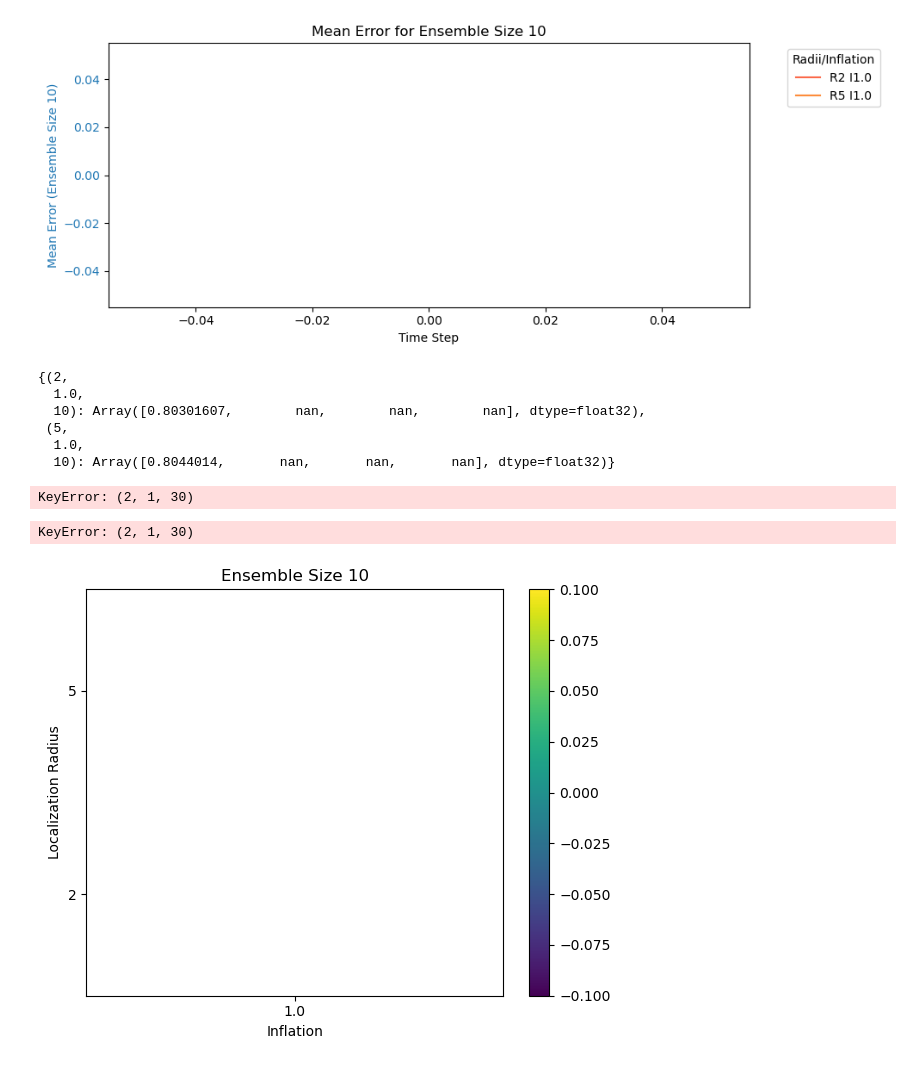
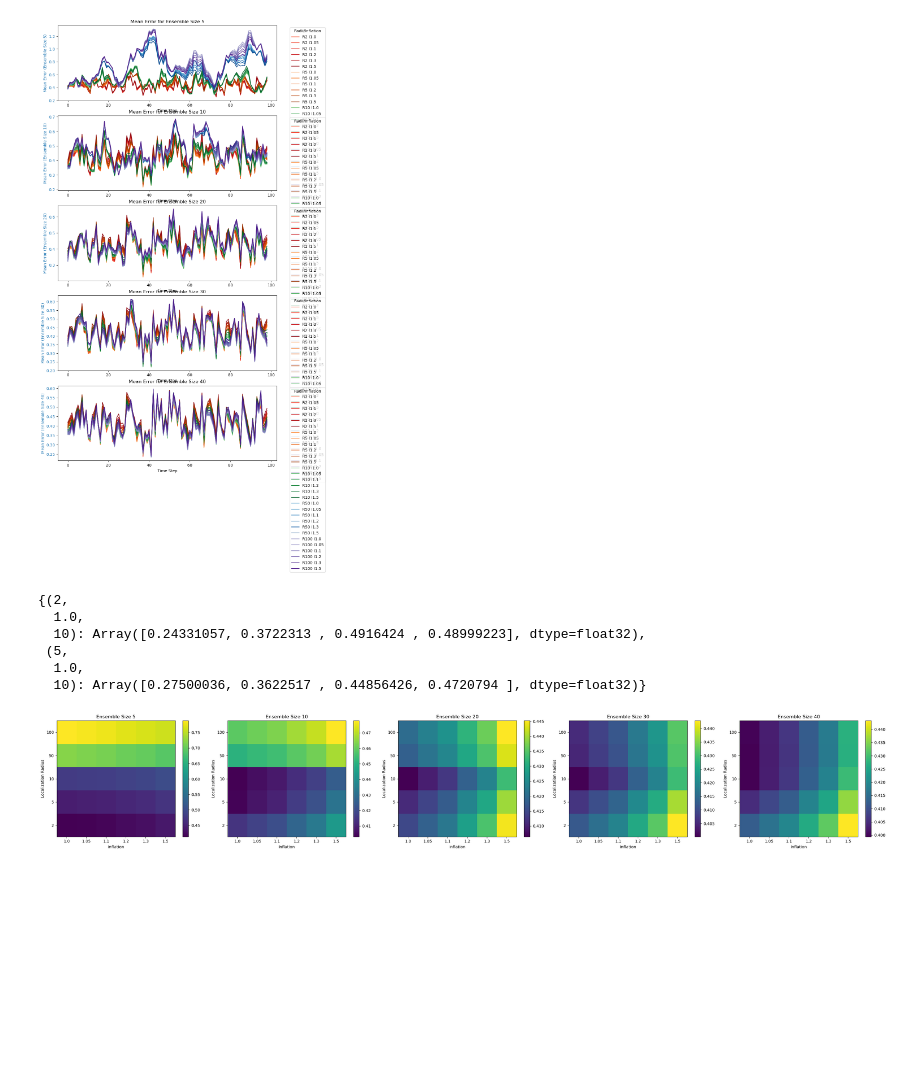
Before and after one commit to enochcluk/variational_filtering, a Jupyter notebook: visualize_results.ipynb, the cells around one changed output. Drawn from its saved outputs; the diff is of its cells as text; code cells hidden in the pictures; blank space fills up the shorter version.

```diff
--- a/visualize_results.ipynb
+++ b/visualize_results.ipynb
@@ -46,9 +46,9 @@ ensemble_sizes = parameters['ensemble_sizes']
 num_trials = parameters['num_trials']
 
 
-mean_std_errors = {(radius, inflation, n_ensemble): np.mean(np.vstack(std_errors[(radius, inflation, n_ensemble)]), axis=0)
+mean_std_errors = {(radius, inflation, n_ensemble): jnp.mean(jnp.vstack(std_errors[(radius, inflation, n_ensemble)]), axis=0)
                    for radius in radii for inflation in inflations for n_ensemble in ensemble_sizes}
-mean_errors = {(radius, inflation, n_ensemble): np.mean(np.vstack(errors[(radius, inflation, n_ensemble)]), axis=0)
+mean_errors = {(radius, inflation, n_ensemble): jnp.mean(jnp.vstack(errors[(radius, inflation, n_ensemble)]), axis=0)
                for radius in radii for inflation in inflations for n_ensemble in ensemble_sizes}
 
 
@@ -116,23 +116,13 @@ for ax, n_ensemble in zip(ax_iter, ensemble_sizes):
 plt.tight_layout()
 #plt.show()
 # %% [output]
-[figure, old version]
+[figure, new version]
 # %%
 mean_errors
 # %% [output]
 {(2,
   1.0,
-  10): Array([0.80301607,        nan,        nan,        nan], dtype=float32),
+  10): Array([0.24331057, 0.3722313 , 0.4916424 , 0.48999223], dtype=float32),
  (5,
   1.0,
-  10): Array([0.8044014,       nan,       nan,       nan], dtype=float32)}
+  10): Array([0.27500036, 0.3622517 , 0.44856426, 0.4720794 ], dtype=float32)}
-# %%
-observation_times = np.arange(5, num_steps, observation_interval)
-
-np.mean(mean_std_errors[(2,1,30)][observation_times])
-# %% [output]
-KeyError: (2, 1, 30)
-# %%
-mean_std_errors[(2,1,30)]
-# %% [output]
-KeyError: (2, 1, 30)
@@ -139,37 +131,37 @@ KeyError: (2, 1, 30)
 # %%
 
-total_errors = {(radius, inflation, n_ensemble): np.mean(mean_errors[(radius, inflation, n_ensemble)][observation_times]) for radius in radii for inflation in inflations for n_ensemble in ensemble_sizes}
+total_errors = {(radius, inflation, n_ensemble): jnp.mean(mean_errors[(radius, inflation, n_ensemble)]) for radius in radii for inflation in inflations for n_ensemble in ensemble_sizes}
 
 num_ensemble_sizes = len(ensemble_sizes)
 fig, axs = plt.subplots(1, num_ensemble_sizes, figsize=(num_ensemble_sizes * 6, 5))
 
 if num_ensemble_sizes == 1:
     axs = [axs]
 
 for idx, n_ensemble in enumerate(ensemble_sizes):
     # Create a matrix to store total errors for heatmap plotting
-    error_matrix = np.zeros((len(radii), len(inflations)))
+    error_matrix = jnp.zeros((len(radii), len(inflations)))
 
     for i, radius in enumerate(radii):
         for j, inflation in enumerate(inflations):
             error_matrix = error_matrix.at[i, j].set(total_errors[(radius, inflation, n_ensemble)])
 
     # Plotting
     cax = axs[idx].imshow(error_matrix, cmap='viridis', origin='lower', aspect='auto')
     axs[idx].set_title(f'Ensemble Size {n_ensemble}')
-    axs[idx].set_xticks(np.arange(len(inflations)))
-    axs[idx].set_yticks(np.arange(len(radii)))
+    axs[idx].set_xticks(jnp.arange(len(inflations)))
+    axs[idx].set_yticks(jnp.arange(len(radii)))
     axs[idx].set_xticklabels(inflations)
     axs[idx].set_yticklabels(radii)
     axs[idx].set_xlabel('Inflation')
     axs[idx].set_ylabel('Localization Radius')
 
     # Adding colorbar to each subplot
     fig.colorbar(cax, ax=axs[idx], orientation='vertical')
 
 plt.tight_layout()
 plt.show()
 # %% [output]
-[figure, old version]
+[figure, new version]
 # %%
 
```
Also changed, not shown: parts of 6 cells of this notebook, 5 other files.
